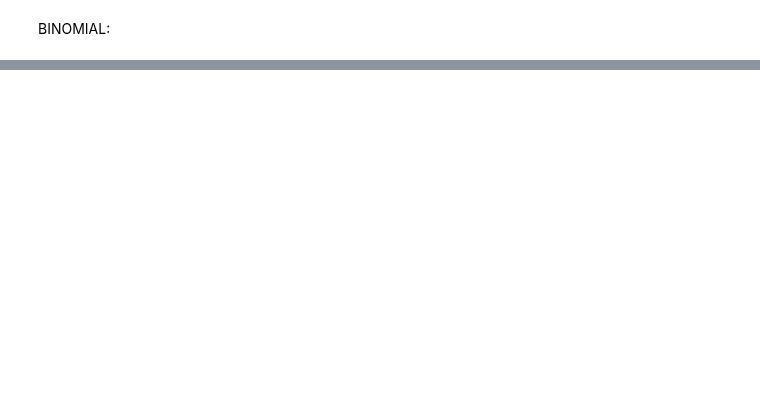
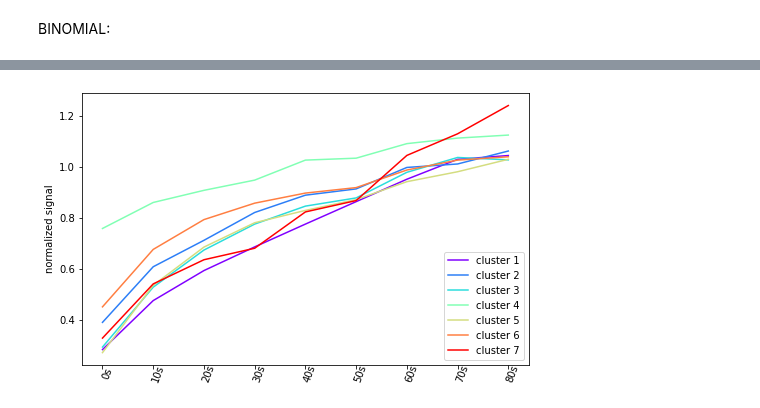
Before and after one commit to meyer-lab/DDMC, a Jupyter notebook: ForestPNAS2015.ipynb, the cells around one changed output, grey strips where cells are left out. Saved outputs shown, nothing was run; the diff lists cells and outputs as text; code cells hidden in the pictures; blank space fills up the shorter version.

```diff
--- a/ForestPNAS2015.ipynb
+++ b/ForestPNAS2015.ipynb
@@ -182,8 +179,8 @@ MSC_PAM25.clustermembers(E1020100_PAM25.T)
 # %% [markdown]
 BINOMIAL:
 # %%
-# GMMweight = 0
+GMMweight = 0
 
-# MSC_BPM = MassSpecClustering(info, ncl, GMMweight=GMMweight, distance_method="Binomial").fit(data, Y_cv)
-# centers_BPM = MSC_BPM.transform(data)
+MSC_BPM = MassSpecClustering(info, ncl, GMMweight=GMMweight, distance_method="Binomial").fit(data, Y_cv)
+centers_BPM = MSC_BPM.transform(data)
 # %%
@@ -192,5 +207,7 @@ BINOMIAL:
 # %%
-# fig, ax = plt.subplots(1, 1, figsize=(8, 5))
+fig, ax = plt.subplots(1, 1, figsize=(8, 5))
 
-# plotclustermeans(centers_BPM, ncl)
+plotclustermeans(centers_BPM, ncl)
+# %% [output]
+[figure, added]
 # %%
```
Also changed, not shown: parts of 10 cells of this notebook, 1 other file.
